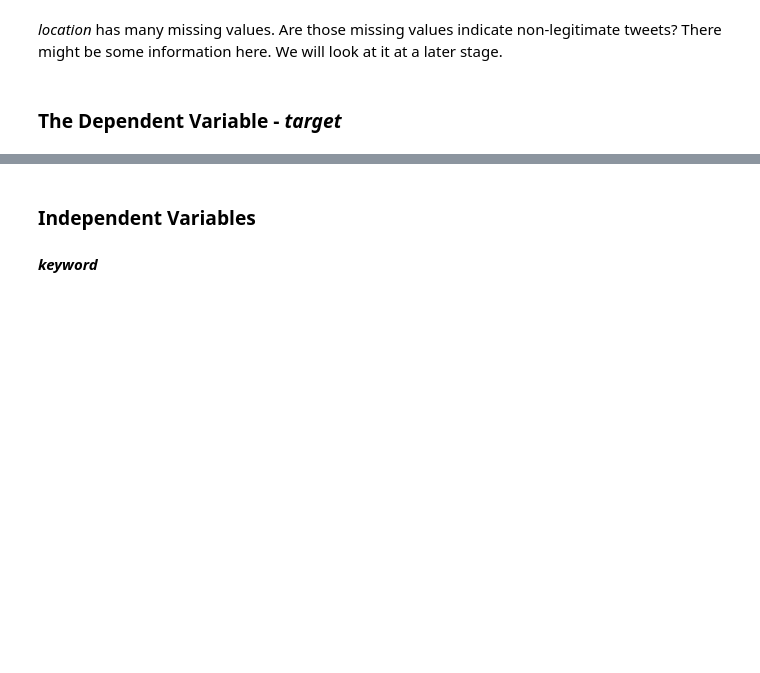
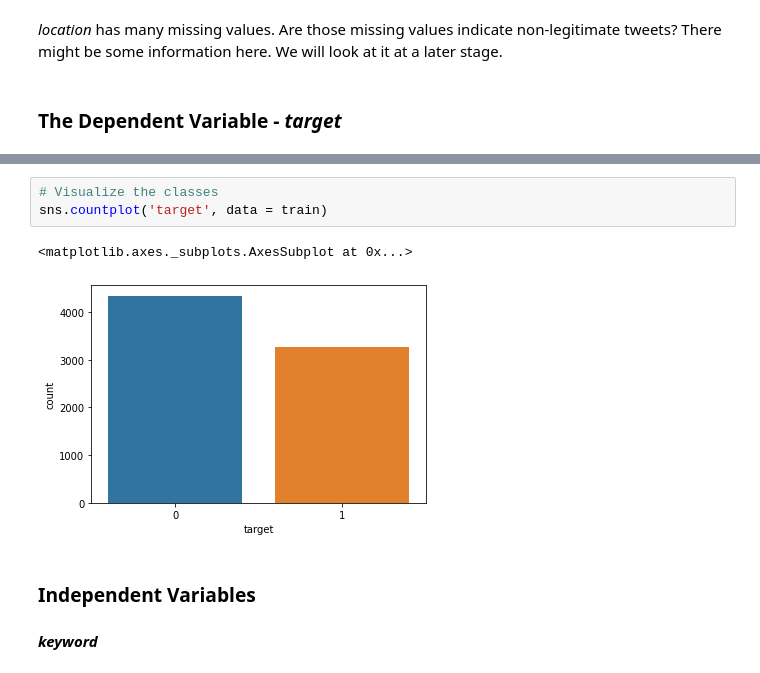
Before and after one commit to barun2104/Transfer-Learning-for-NLP, a Jupyter notebook: Transfer Learning with TensorFlow Hub.ipynb, the cells around one changed output, grey strips where cells are left out. Saved outputs shown, nothing was run; the diff lists cells and outputs as text; blank space fills up the shorter version.

```diff
--- a/Transfer Learning with TensorFlow Hub.ipynb
+++ b/Transfer Learning with TensorFlow Hub.ipynb
@@ -87,3 +127,9 @@ train['target'].value_counts(normalize = True)
+# %%
+# Visualize the classes
+sns.countplot('target', data = train)
+# %% [output]
+<matplotlib.axes._subplots.AxesSubplot at 0x...>
+[figure, added]
 # %% [markdown]
 ### Independent Variables
 #### *keyword*
```
Also changed, not shown: parts of 43 cells of this notebook.
